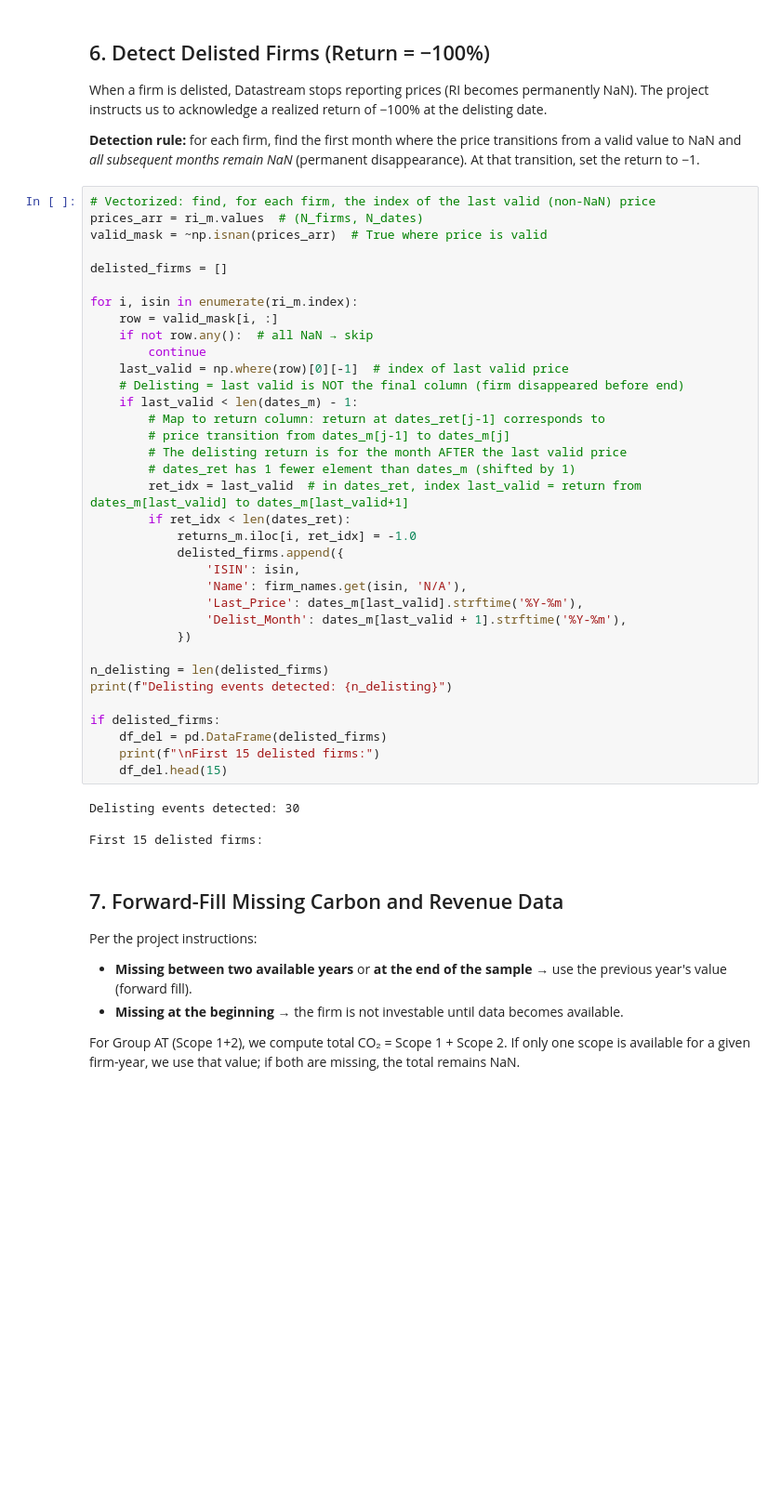
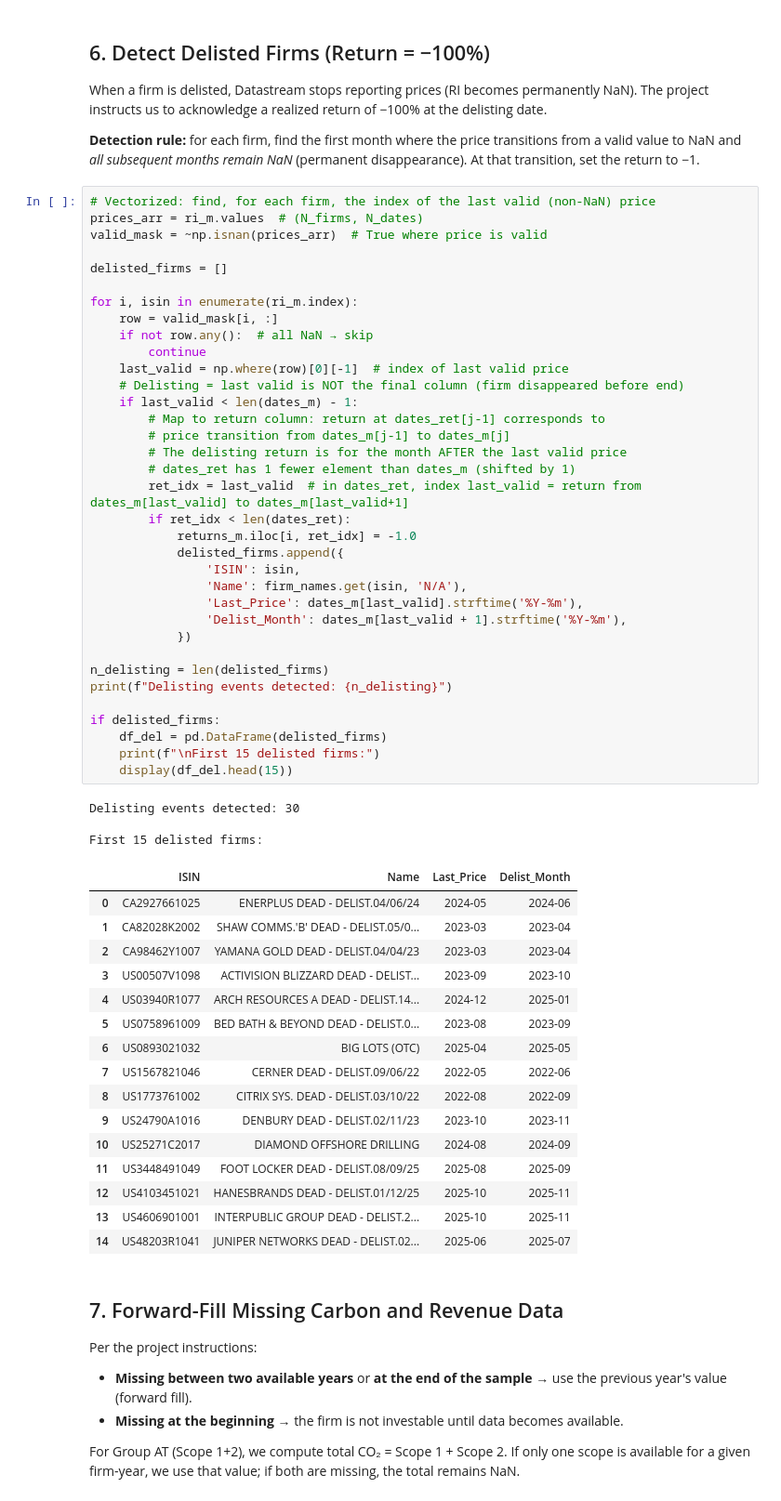
Before and after one commit to MartinaBarbero/GROUP-AT, a Jupyter notebook: data_cleaning.ipynb, the cells around one changed output. Shown at 93% size. Cells and saved outputs as stored; diff of their text form; blank space fills up the shorter version.

```diff
--- a/data_cleaning.ipynb
+++ b/data_cleaning.ipynb
@@ -212,34 +232,50 @@ for i, isin in enumerate(ri_m.index):
     row = valid_mask[i, :]
     if not row.any():  # all NaN → skip
         continue
     last_valid = np.where(row)[0][-1]  # index of last valid price
     # Delisting = last valid is NOT the final column (firm disappeared before end)
     if last_valid < len(dates_m) - 1:
         # Map to return column: return at dates_ret[j-1] corresponds to
         # price transition from dates_m[j-1] to dates_m[j]
         # The delisting return is for the month AFTER the last valid price
         # dates_ret has 1 fewer element than dates_m (shifted by 1)
         ret_idx = last_valid  # in dates_ret, index last_valid = return from dates_m[last_valid] to dates_m[last_valid+1]
         if ret_idx < len(dates_ret):
             returns_m.iloc[i, ret_idx] = -1.0
             delisted_firms.append({
                 'ISIN': isin,
                 'Name': firm_names.get(isin, 'N/A'),
                 'Last_Price': dates_m[last_valid].strftime('%Y-%m'),
                 'Delist_Month': dates_m[last_valid + 1].strftime('%Y-%m'),
             })
 
 n_delisting = len(delisted_firms)
 print(f"Delisting events detected: {n_delisting}")
 
 if delisted_firms:
     df_del = pd.DataFrame(delisted_firms)
     print(f"\nFirst 15 delisted firms:")
-    df_del.head(15)
+    display(df_del.head(15))
 # %% [output]
 Delisting events detected: 30
 
 First 15 delisted firms:
+|  | ISIN | Name | Last_Price | Delist_Month |
+| 0 | CA2927661025 | ENERPLUS DEAD - DELIST.04/06/24 | 2024-05 | 2024-06 |
+| 1 | CA82028K2002 | SHAW COMMS.'B' DEAD - DELIST.05/0... | 2023-03 | 2023-04 |
+| 2 | CA98462Y1007 | YAMANA GOLD DEAD - DELIST.04/04/23 | 2023-03 | 2023-04 |
+| 3 | US00507V1098 | ACTIVISION BLIZZARD DEAD - DELIST... | 2023-09 | 2023-10 |
+| 4 | US03940R1077 | ARCH RESOURCES A DEAD - DELIST.14... | 2024-12 | 2025-01 |
+| 5 | US0758961009 | BED BATH & BEYOND DEAD - DELIST.0... | 2023-08 | 2023-09 |
+| 6 | US0893021032 | BIG LOTS (OTC) | 2025-04 | 2025-05 |
+| 7 | US1567821046 | CERNER DEAD - DELIST.09/06/22 | 2022-05 | 2022-06 |
+| 8 | US1773761002 | CITRIX SYS. DEAD - DELIST.03/10/22 | 2022-08 | 2022-09 |
+| 9 | US24790A1016 | DENBURY DEAD - DELIST.02/11/23 | 2023-10 | 2023-11 |
+| 10 | US25271C2017 | DIAMOND OFFSHORE DRILLING | 2024-08 | 2024-09 |
+| 11 | US3448491049 | FOOT LOCKER DEAD - DELIST.08/09/25 | 2025-08 | 2025-09 |
+| 12 | US4103451021 | HANESBRANDS DEAD - DELIST.01/12/25 | 2025-10 | 2025-11 |
+| 13 | US4606901001 | INTERPUBLIC GROUP DEAD - DELIST.2... | 2025-10 | 2025-11 |
+| 14 | US48203R1041 | JUNIPER NETWORKS DEAD - DELIST.02... | 2025-06 | 2025-07 |
 # %% [markdown]
 ## 7. Forward-Fill Missing Carbon and Revenue Data
 
```
Also changed, not shown: parts of 2 cells of this notebook.
